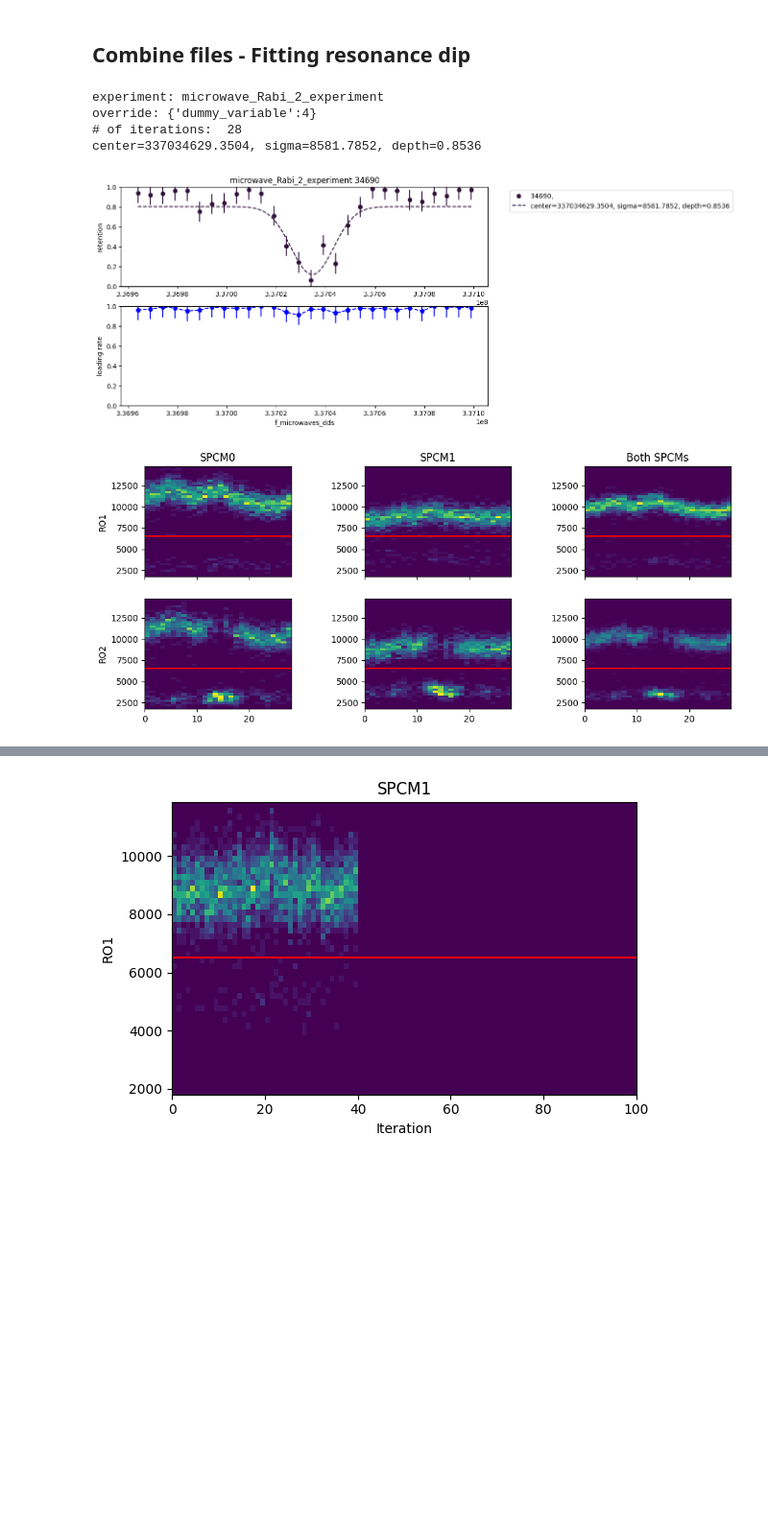
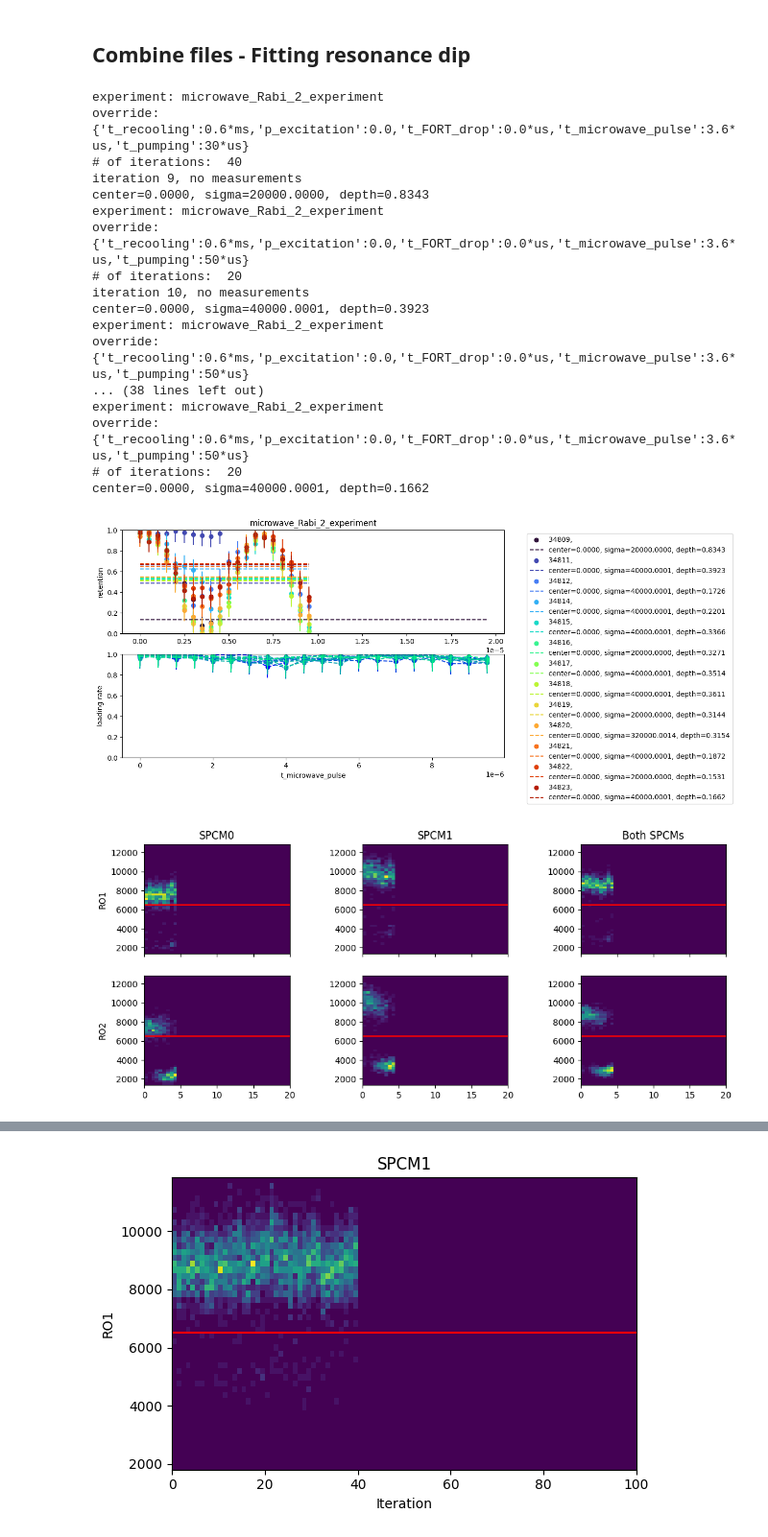
Before and after one commit to QuantumQuadrate/qn_artiq_routines, a Jupyter notebook: Analysis/Single atom analysis/atom_loading_analysis_2025.ipynb, the cells around one changed output, grey strips where cells are left out. Shown at 96% size. Drawn from its saved outputs; the diff is of its cells as text; code cells hidden in the pictures; blank space fills up the shorter version.

```diff
--- a/Analysis/Single atom analysis/atom_loading_analysis_2025.ipynb
+++ b/Analysis/Single atom analysis/atom_loading_analysis_2025.ipynb
@@ -23,7 +23,7 @@ print(set_point_PD6_AOM_A6)
 0.1
 0.1
 # %%
-date_filters = ["2026-03-23"]
+date_filters = ["2026-03-26"]
 
 from matplotlib import pyplot as plt
 import matplotlib as mpl
@@ -84,20 +98,20 @@ oops... something wrong with C:\Networking Experiment\artiq codes\artiq-master\r
 With fitting the resonance for microwave scans
 
 """
-### the file(s) to analyze:
-file_indices = {
-    0:'',
-    # 2:'',
-    # 4:'',
-    # 6:'',
-    # 44:'',
-    # 46:'',
-    # 48:'',
-    # 50:'',
-    # 52:'',
-}
+# ### the file(s) to analyze:
+# file_indices = {
+#     0:'',
+#     # 2:'',
+#     # 4:'',
+#     # 6:'',
+#     # 44:'',
+#     # 46:'',
+#     # 48:'',
+#     # 50:'',
+#     # 52:'',
+# }
 
-# file_indices = {i: '' for i in range(28, 41, 2)}
+file_indices = {i: '' for i in range(39, 65, 2)}
 
 compare = True # compare multiple files in the same retention and loading plots
 otsu_threshold = False # compute threshold using Otsu method instead doing it by eye. only work when require atom loading = False
@@ -365,35 +379,48 @@ combined_atom_loading_times = list(itertools.chain(*all_atom_loading_times))
 mean_loading_time = np.mean(combined_atom_loading_times)
 plt.figure(figsize=(7, 4))
 plt.plot(combined_atom_loading_times, 'r-', label='Atom loading time')
 plt.xlabel("Atom number")
 plt.ylabel("Loading time (s)")
 plt.title(f"Atom loading time (Mean: {mean_loading_time:.3f} s)")
 # plt.title(f"Combined Atom Loading Time for All Files")
 plt.legend(loc='best')
 plt.show()
 
 
 #### Plot FORT multimode fiber
 plt.figure(figsize=(7, 4))
 plt.plot(FORT_MM_monitor, 'r-', label='FORT multimode fiber')
 plt.xlabel("feedback run number")
 plt.ylabel("FORT MM monitor")
 # plt.title(f"FORT MM fiber")
 plt.legend(loc='best')
 plt.show()
 
 
 # Plot the histogram of combined Atom_loading_time
 plt.figure(figsize=(7, 4))
 plt.hist(combined_atom_loading_times, bins=50, edgecolor='black', alpha=0.7)
 plt.xlabel("Atom Loading Time (s)")
 plt.ylabel("Frequency")
 plt.title(f"Histogram of Combined Atom Loading Time")
 plt.show()
 # %% [output]
 experiment: microwave_Rabi_2_experiment
-override: {'dummy_variable':4}
-# of iterations:  28
-center=337034629.3504, sigma=8581.7852, depth=0.8536
+override: {'t_recooling':0.6*ms,'p_excitation':0.0,'t_FORT_drop':0.0*us,'t_microwave_pulse':3.6*us,'t_pumping':30*us}
+# of iterations:  40
+iteration 9, no measurements
+center=0.0000, sigma=20000.0000, depth=0.8343
+experiment: microwave_Rabi_2_experiment
+override: {'t_recooling':0.6*ms,'p_excitation':0.0,'t_FORT_drop':0.0*us,'t_microwave_pulse':3.6*us,'t_pumping':50*us}
+# of iterations:  20
+iteration 10, no measurements
+center=0.0000, sigma=40000.0001, depth=0.3923
+experiment: microwave_Rabi_2_experiment
+override: {'t_recooling':0.6*ms,'p_excitation':0.0,'t_FORT_drop':0.0*us,'t_microwave_pulse':3.6*us,'t_pumping':50*us}
+... (38 lines left out)
+experiment: microwave_Rabi_2_experiment
+override: {'t_recooling':0.6*ms,'p_excitation':0.0,'t_FORT_drop':0.0*us,'t_microwave_pulse':3.6*us,'t_pumping':50*us}
+# of iterations:  20
+center=0.0000, sigma=40000.0001, depth=0.1662
-[figure, old version]
+[figure, new version]
-[figure, old version]
+[figure, new version]
```
Also changed, not shown: parts of 2 cells of this notebook, 1 other file.
